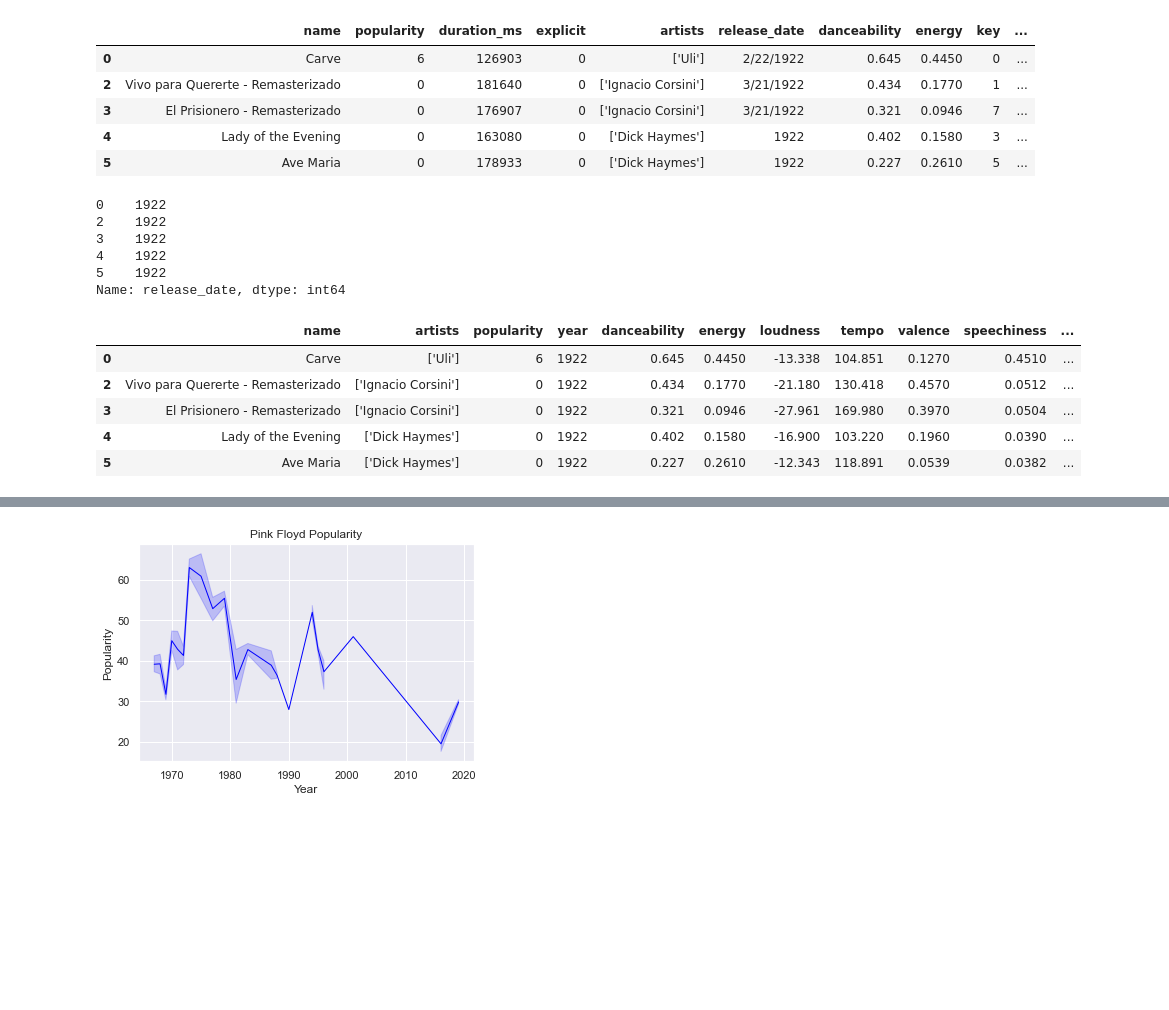
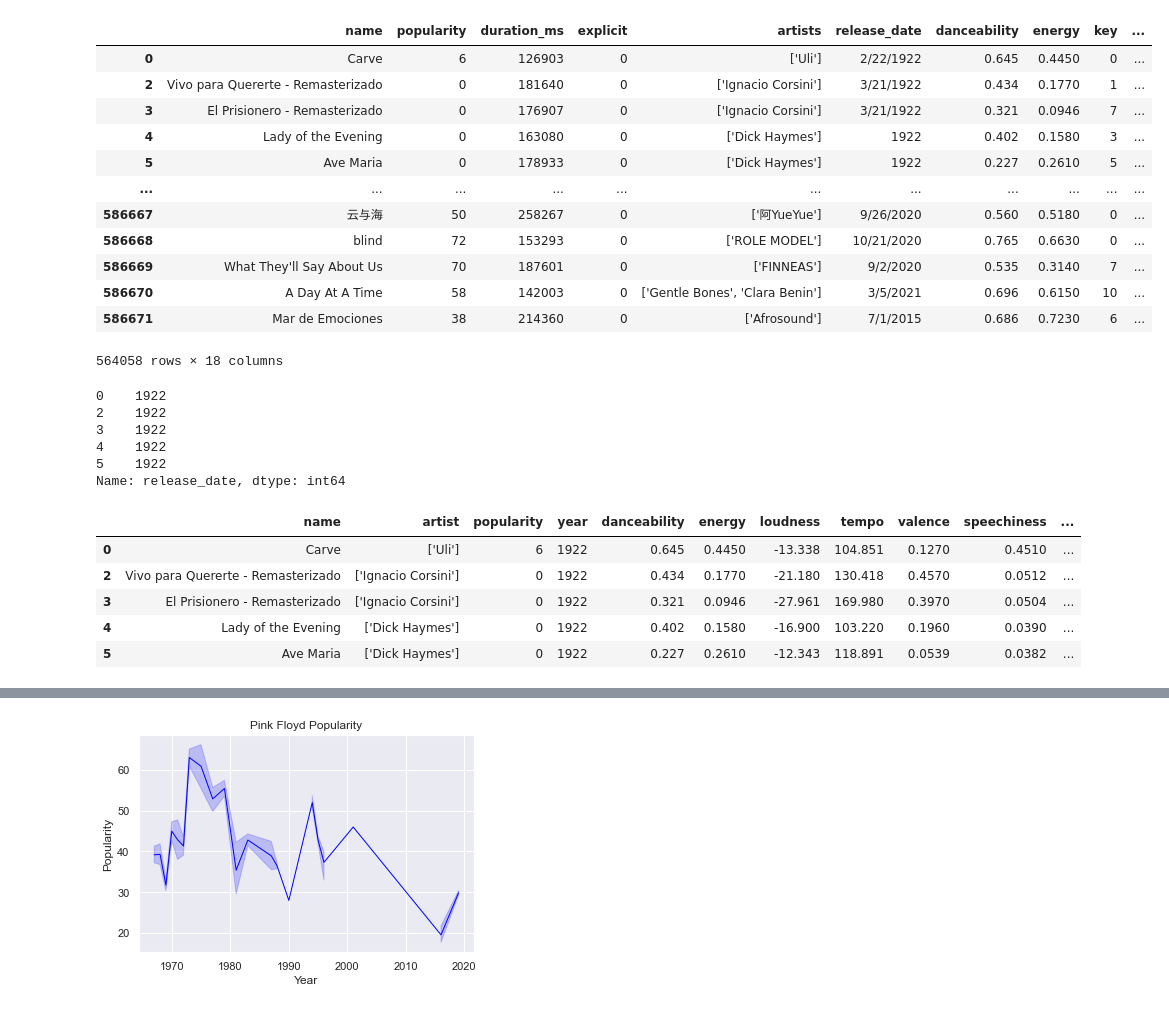
Before and after one commit to bradleyp18/Project1FreshPerspective, a Jupyter notebook: spotify_kori.ipynb, the cells around one changed output, grey strips where cells are left out. Drawn from its saved outputs; the diff is of its cells as text; code cells hidden in the pictures; blank space fills up the shorter version.

```diff
--- a/spotify_kori.ipynb
+++ b/spotify_kori.ipynb
@@ -27,15 +34,22 @@ spotify_df.head()
 # %%
 # Spotify api claims any value above .66 is favored to be a podcast / book
 # We will use any value below .66 as our classification of a song
 music_df = spotify_df.drop(spotify_df[(spotify_df['speechiness'] >= .66)].index)
-music_df.head()
+music_df
 # %% [output]
 |  | name | popularity | duration_ms | explicit | artists | release_date | danceability | energy | key | ... |
 | 0 | Carve | 6 | 126903 | 0 | ['Uli'] | 2/22/1922 | 0.645 | 0.4450 | 0 | ... |
 | 2 | Vivo para Quererte - Remasterizado | 0 | 181640 | 0 | ['Ignacio Corsini'] | 3/21/1922 | 0.434 | 0.1770 | 1 | ... |
 | 3 | El Prisionero - Remasterizado | 0 | 176907 | 0 | ['Ignacio Corsini'] | 3/21/1922 | 0.321 | 0.0946 | 7 | ... |
 | 4 | Lady of the Evening | 0 | 163080 | 0 | ['Dick Haymes'] | 1922 | 0.402 | 0.1580 | 3 | ... |
 | 5 | Ave Maria | 0 | 178933 | 0 | ['Dick Haymes'] | 1922 | 0.227 | 0.2610 | 5 | ... |
+| ... | ... | ... | ... | ... | ... | ... | ... | ... | ... | ... |
+| 586667 | 云与海 | 50 | 258267 | 0 | ['阿YueYue'] | 9/26/2020 | 0.560 | 0.5180 | 0 | ... |
+| 586668 | blind | 72 | 153293 | 0 | ['ROLE MODEL'] | 10/21/2020 | 0.765 | 0.6630 | 0 | ... |
+| 586669 | What They'll Say About Us | 70 | 187601 | 0 | ['FINNEAS'] | 9/2/2020 | 0.535 | 0.3140 | 7 | ... |
+| 586670 | A Day At A Time | 58 | 142003 | 0 | ['Gentle Bones', 'Clara Benin'] | 3/5/2021 | 0.696 | 0.6150 | 10 | ... |
+| 586671 | Mar de Emociones | 38 | 214360 | 0 | ['Afrosound'] | 7/1/2015 | 0.686 | 0.7230 | 6 | ... |
+564058 rows × 18 columns
 # %%
 # create a clean year column for the data
 music_df["release_date"] = pd.to_datetime(music_df["release_date"])
@@ -50,7 +64,7 @@ year.head()
 Name: release_date, dtype: int64
 # %%
 music_df = pd.DataFrame({"name" : music_df["name"],
-                         "artists": music_df["artists"],
+                         "artist": music_df["artists"],
                          "popularity": music_df["popularity"],
                          "year" : year,
                          "danceability":music_df["danceability"],
@@ -65,7 +79,7 @@ music_df = pd.DataFrame({"name" : music_df["name"],
 music_df = music_df.dropna()
 music_df.head()
 # %% [output]
-|  | name | artists | popularity | year | danceability | energy | loudness | tempo | valence | speechiness | ... |
+|  | name | artist | popularity | year | danceability | energy | loudness | tempo | valence | speechiness | ... |
 | 0 | Carve | ['Uli'] | 6 | 1922 | 0.645 | 0.4450 | -13.338 | 104.851 | 0.1270 | 0.4510 | ... |
 | 2 | Vivo para Quererte - Remasterizado | ['Ignacio Corsini'] | 0 | 1922 | 0.434 | 0.1770 | -21.180 | 130.418 | 0.4570 | 0.0512 | ... |
 | 3 | El Prisionero - Remasterizado | ['Ignacio Corsini'] | 0 | 1922 | 0.321 | 0.0946 | -27.961 | 169.980 | 0.3970 | 0.0504 | ... |
```
Also changed, not shown: parts of 4 cells of this notebook.
